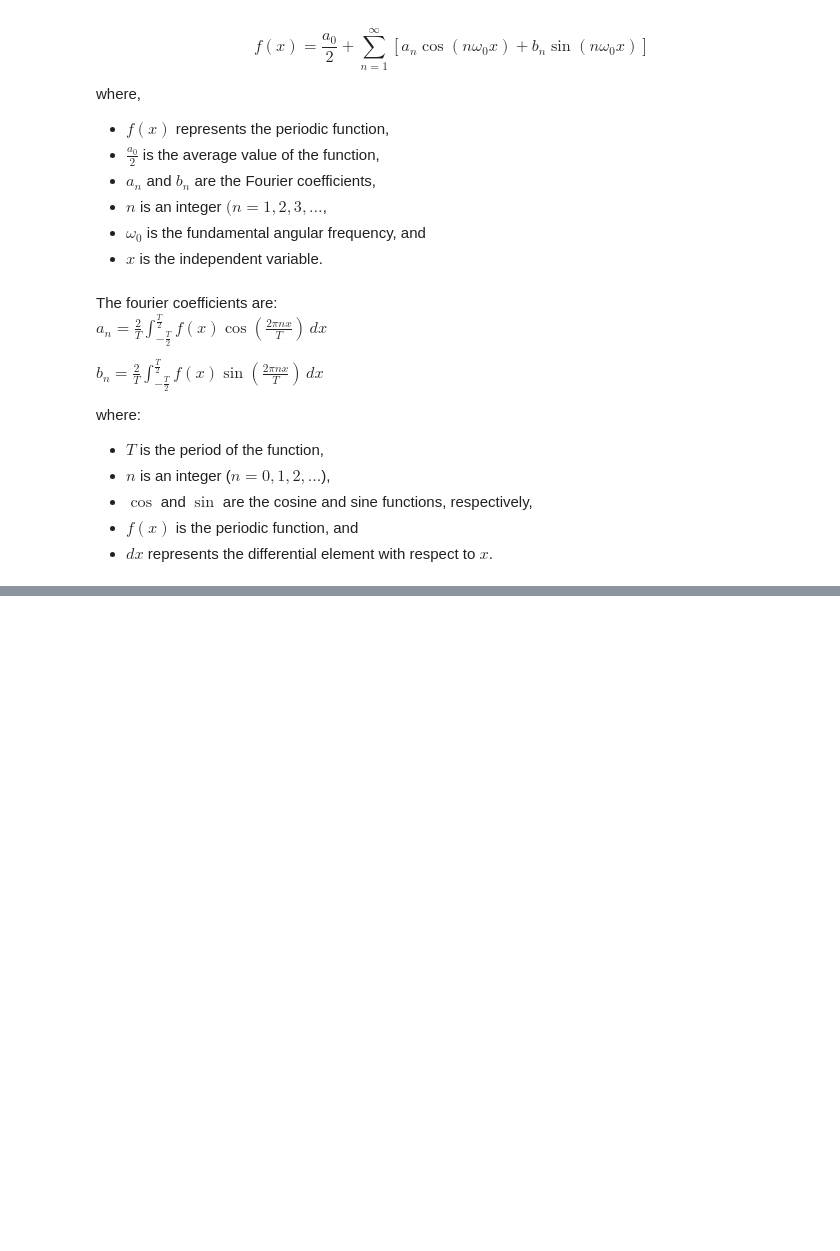
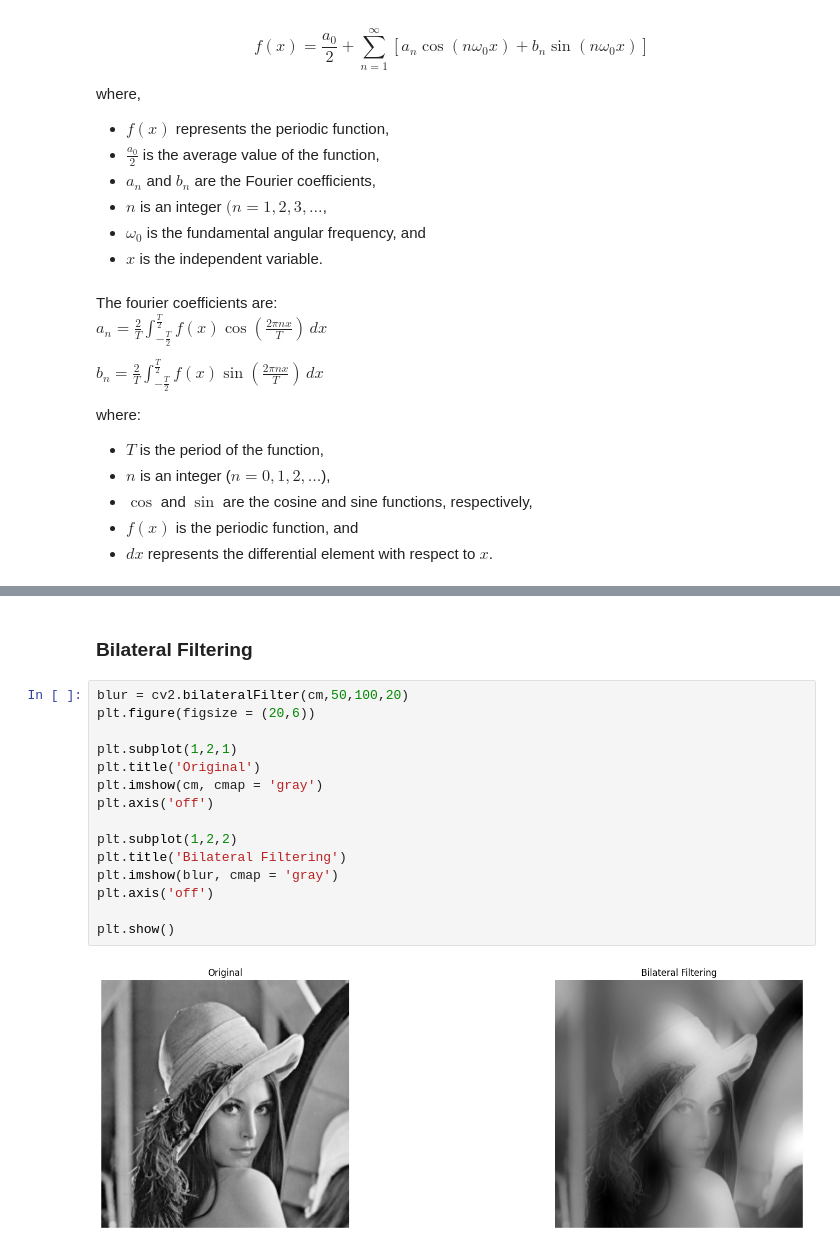
Before and after one commit to Sumo01/ImageDetection-Methodologies, a Jupyter notebook: FourierTransform.ipynb, the cells around one changed output, grey strips where cells are left out. Saved outputs shown, nothing was run; the diff lists cells and outputs as text; blank space fills up the shorter version.

```diff
--- a/FourierTransform.ipynb
+++ b/FourierTransform.ipynb
@@ -277,0 +69,19 @@ plt.show()
+# %% [markdown]
+### Bilateral Filtering
+# %%
+blur = cv2.bilateralFilter(cm,50,100,20)
+plt.figure(figsize = (20,6))
+
+plt.subplot(1,2,1)
+plt.title('Original')
+plt.imshow(cm, cmap = 'gray')
+plt.axis('off')
+
+plt.subplot(1,2,2)
+plt.title('Bilateral Filtering')
+plt.imshow(blur, cmap = 'gray')
+plt.axis('off')
+
+plt.show()
+# %% [output]
+[figure, added]
```
Also changed, not shown: parts of 13 cells of this notebook, 14 other files.
